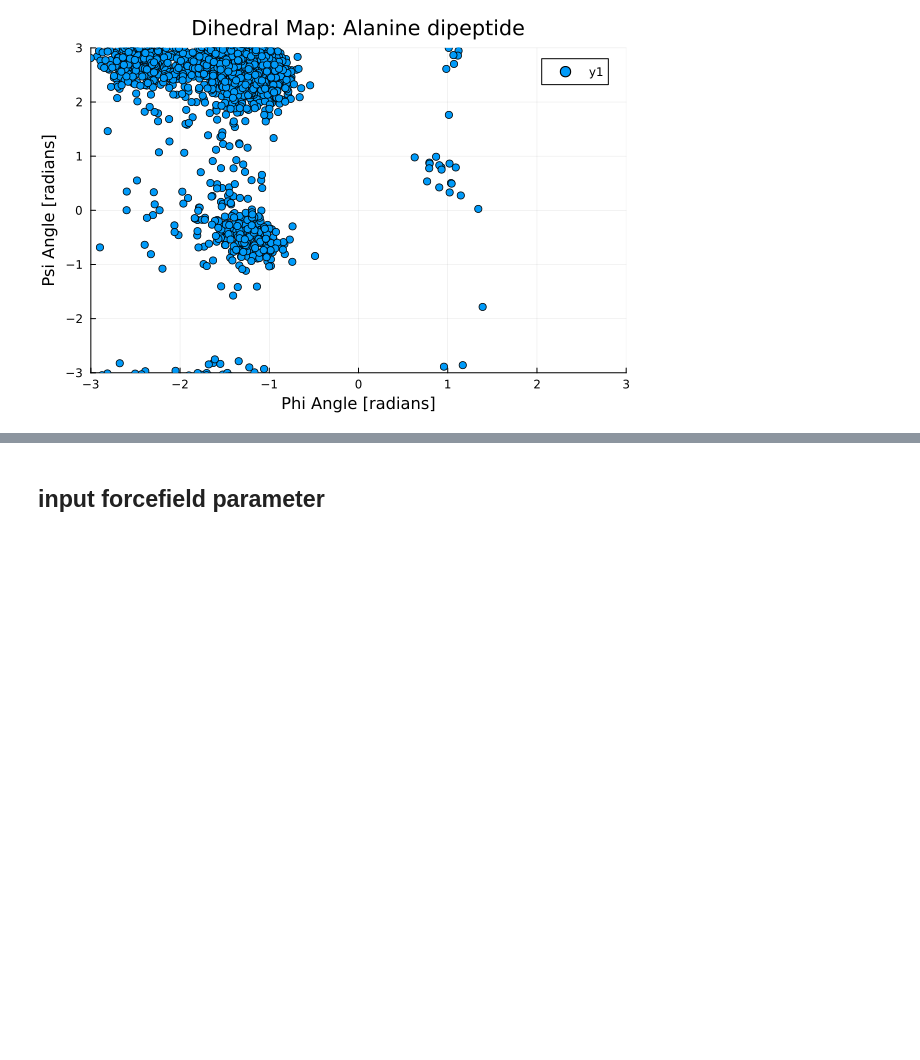
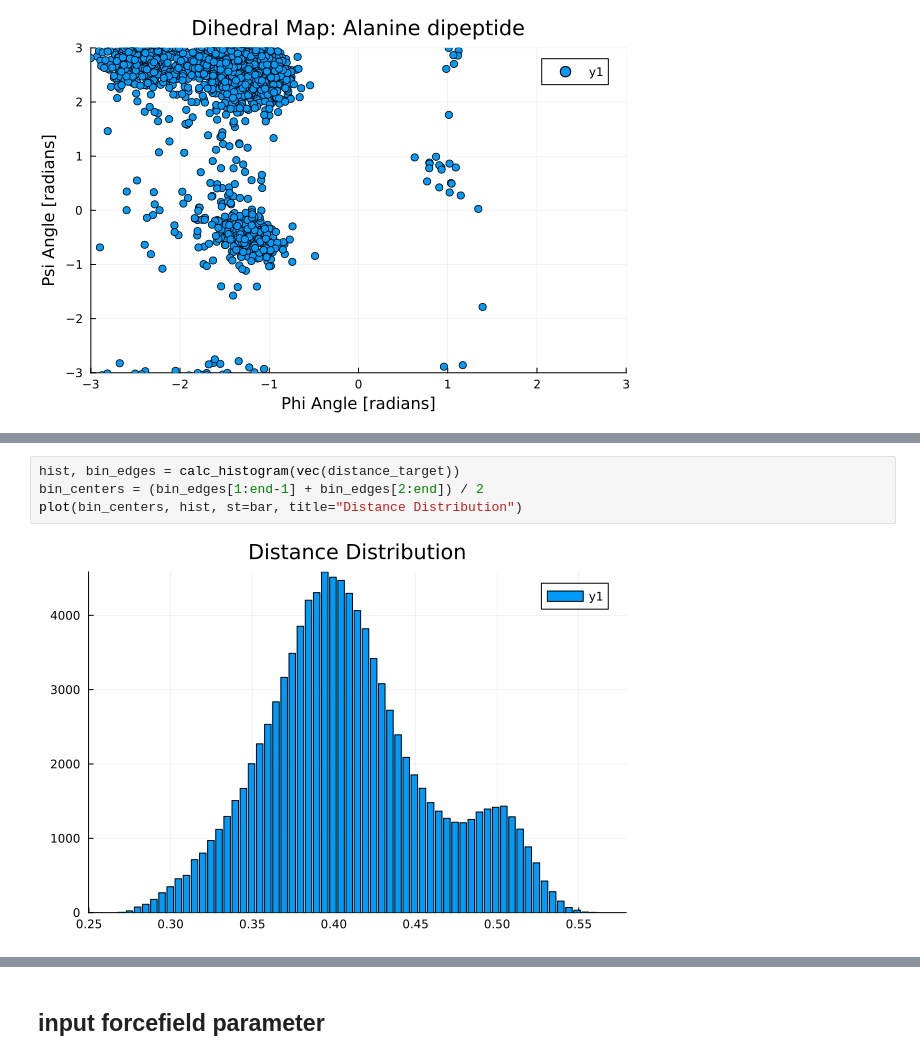
Before and after one commit to matsunagalab/differentiable, a Jupyter notebook: forcefield/mbar_alanine/alanine_mbar.ipynb, the cells around one changed output, grey strips where cells are left out. Drawn from its saved outputs; the diff is of its cells as text; blank space fills up the shorter version.

```diff
--- a/forcefield/mbar_alanine/alanine_mbar.ipynb
+++ b/forcefield/mbar_alanine/alanine_mbar.ipynb
@@ -135,0 +254,6 @@ plot(distance_target[1:50:end], title="Distance: Alanine dipeptide")
+# %%
+hist, bin_edges = calc_histogram(vec(distance_target))
+bin_centers = (bin_edges[1:end-1] + bin_edges[2:end]) / 2
+plot(bin_centers, hist, st=bar, title="Distance Distribution")
+# %% [output]
+[figure, added]
```
Also changed, not shown: parts of 34 cells of this notebook.
